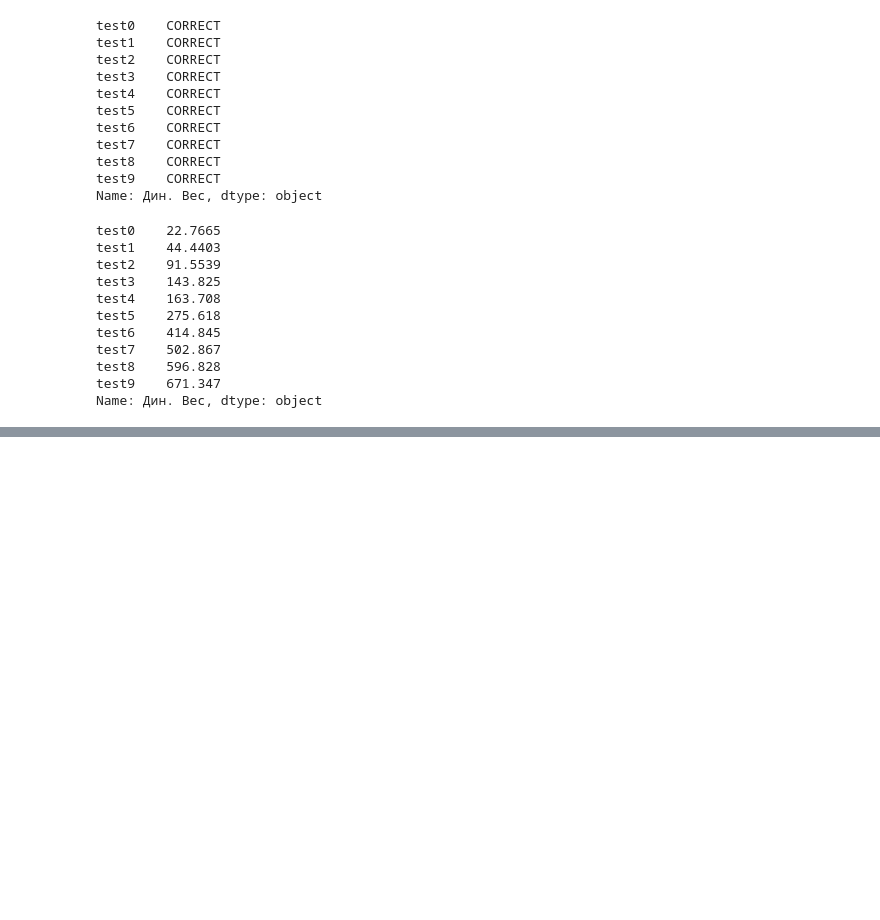
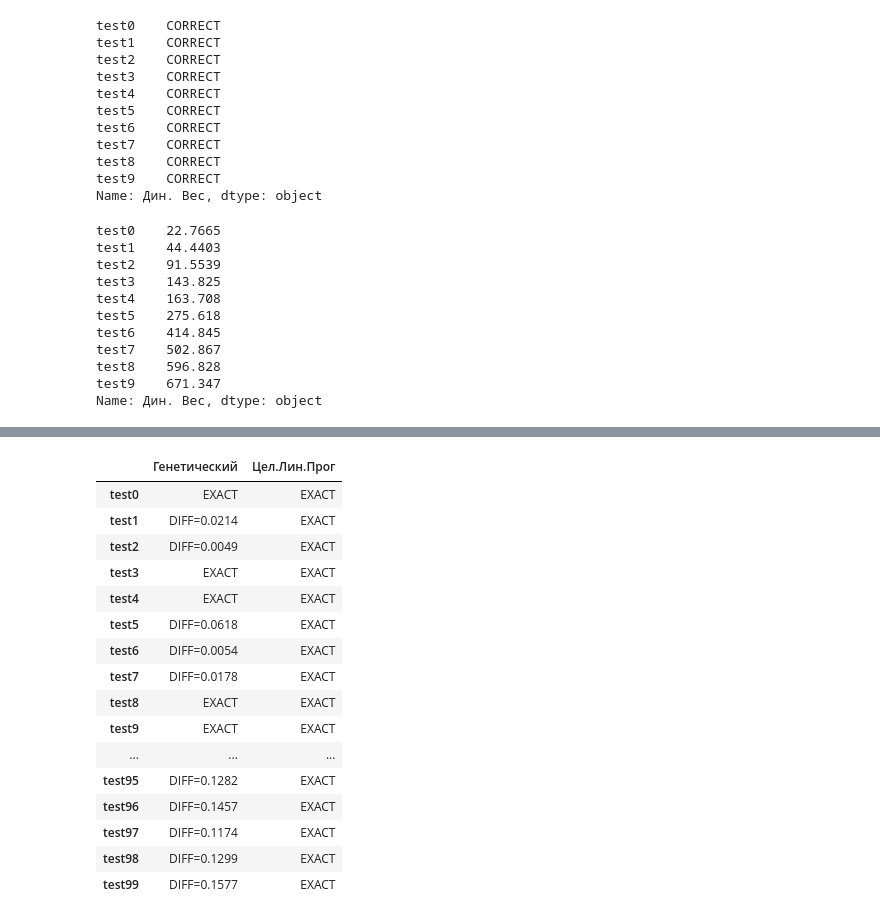
Before and after one commit to SdobnovE/SPEC_COURSE_ALG_ENS_DISKR, a Jupyter notebook: Рюкзак_DNA.ipynb, the cells around one changed output, grey strips where cells are left out. Cells and saved outputs as stored; diff of their text form; code cells hidden in the pictures; blank space fills up the shorter version.

```diff
--- a/Рюкзак_DNA.ipynb
+++ b/Рюкзак_DNA.ipynb
@@ -570,0 +665,20 @@ Name: Дин. Вес, dtype: object
+# %%
+tab_corr
+# %% [output]
+|  | Генетический | Цел.Лин.Прог |
+| test0 | EXACT | EXACT |
+| test1 | DIFF=0.0214 | EXACT |
+| test2 | DIFF=0.0049 | EXACT |
+| test3 | EXACT | EXACT |
+| test4 | EXACT | EXACT |
+| test5 | DIFF=0.0618 | EXACT |
+| test6 | DIFF=0.0054 | EXACT |
+| test7 | DIFF=0.0178 | EXACT |
+| test8 | EXACT | EXACT |
+| test9 | EXACT | EXACT |
+| ... | ... | ... |
+| test95 | DIFF=0.1282 | EXACT |
+| test96 | DIFF=0.1457 | EXACT |
+| test97 | DIFF=0.1174 | EXACT |
+| test98 | DIFF=0.1299 | EXACT |
+| test99 | DIFF=0.1577 | EXACT |
```
Also changed, not shown: parts of 13 cells of this notebook, 8 other files.
